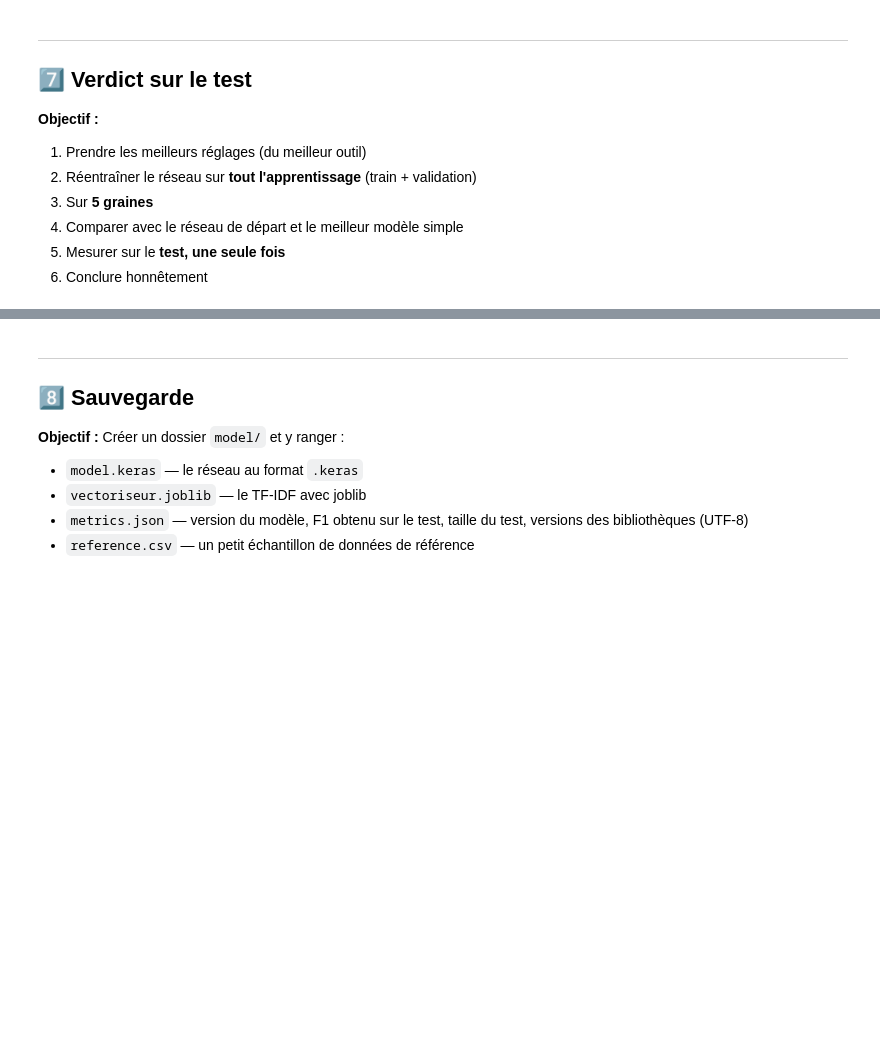
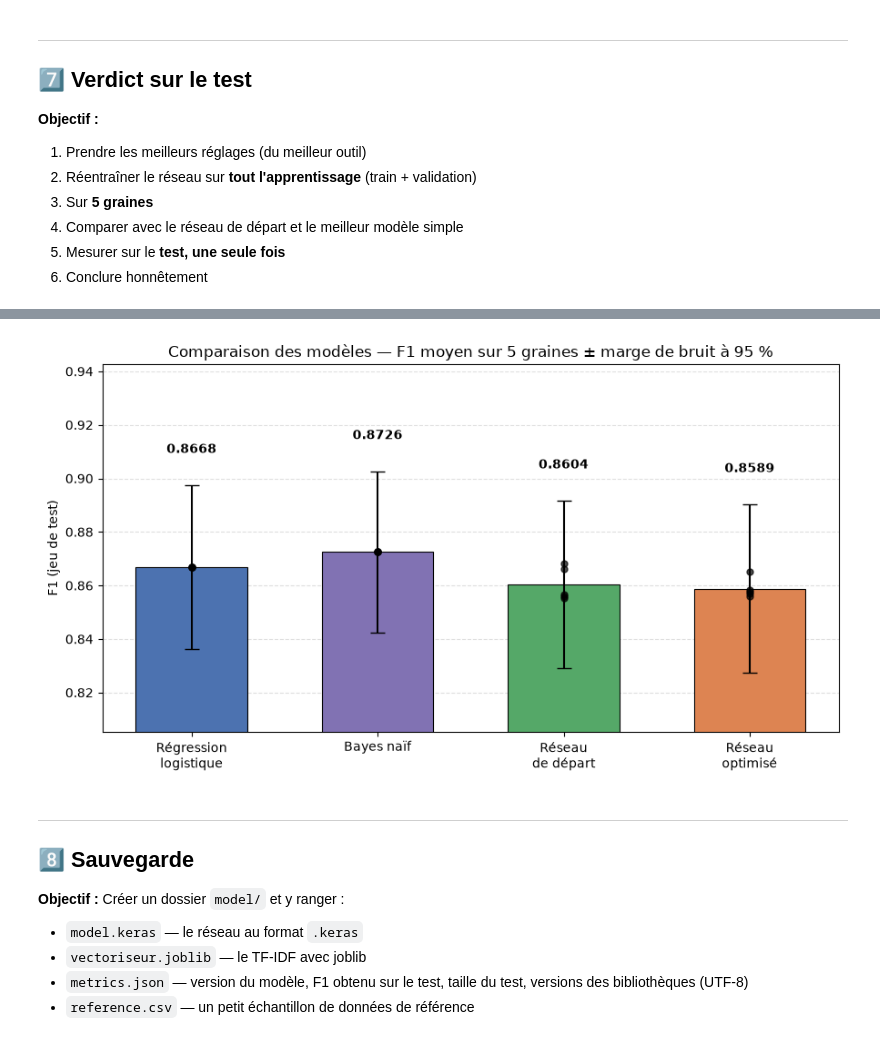
Before and after one commit to TheRealRPI/simplon-DeepLearning_Create_Optimize_PushToProd, a Jupyter notebook: notebooks/model_creation_optimisation.ipynb, the cells around one changed output, grey strips where cells are left out. Cells and saved outputs as stored; diff of their text form; code cells hidden in the pictures; blank space fills up the shorter version.

```diff
--- a/notebooks/model_creation_optimisation.ipynb
+++ b/notebooks/model_creation_optimisation.ipynb
@@ -294,10 +364,10 @@ for seed in SEEDS:
     modele.fit(
         X_train_dense,
         y_train,
-        epochs=100,
-        batch_size=64,
-        validation_split=0.2,
-        callbacks=[EarlyStopping(patience=10, restore_best_weights=True)],
+        epochs=EPOCHS,
+        batch_size=BATCH_SIZE,
+        validation_split=VALIDATION_SPLIT,
+        callbacks=[EarlyStopping(patience=PATIENCE, restore_best_weights=True)],
         verbose=0,
     )
 
@@ -597,10 +738,10 @@ best_model_optuna.compile(
 best_model_optuna.fit(
     X_train_dense,
     y_train,
-    epochs=50,
-    batch_size=32,
-    validation_split=0.2,
-    callbacks=[EarlyStopping(patience=10, restore_best_weights=True)],
+    epochs=EPOCHS,
+    batch_size=BATCH_SIZE,
+    validation_split=VALIDATION_SPLIT,
+    callbacks=[EarlyStopping(patience=PATIENCE, restore_best_weights=True)],
     verbose=0,
 )
 
@@ -764,3 +954,56 @@ else:
+# %%
+# Comparaison graphique des modèles — F1 sur le jeu de test
+# Barres : F1 moyen. Barres d'erreur : marge de bruit à 95 % (le critère
+# de décision du TP). Points : les 5 graines individuelles.
+fig, ax = plt.subplots(figsize=(9, 5))
+
+# Les 4 modèles du tableau de comparaison, dans le même ordre
+modeles = ["Régression\nlogistique", "Bayes naïf", "Réseau\nde départ", "Réseau\noptimisé"]
+moyennes = [f1_logreg_test, f1_nb_test, f1_nn_simple_test, f1_test_moyen]
+scores_par_graine = [results["LogReg"], results["Bayes naïf"], results["NN_simple"], f1_test_scores]
+
+# Marge de bruit de chaque modèle (dépend de son F1, même taille de test n_test)
+marges = [marge_de_bruit(m, n_test) for m in moyennes]
+
+# Couleurs : le réseau optimisé (le héros du TP) se distingue
+couleurs = ["#4C72B0", "#8172B3", "#55A868", "#DD8452"]
+
+barres = ax.bar(
+    modeles,
+    moyennes,
+    color=couleurs,
+    edgecolor="black",
+    linewidth=0.8,
+    width=0.6,
+    yerr=marges,
+    capsize=6,
+    error_kw={"elinewidth": 1.5},
+)
+
+# Points individuels : les 5 graines par modèle.
+# NB : LogReg et Bayes naïf sont déterministes → leurs points se superposent
+# en un seul point, c'est attendu. Les réseaux, eux, varient avec la graine.
+for i, scores in enumerate(scores_par_graine):
+    ax.scatter([i] * len(scores), scores, color="black", zorder=3, s=25, alpha=0.7)
+
+# Moyenne annotée au-dessus de chaque barre
+for i, m in enumerate(moyennes):
+    ax.text(i, m + marges[i] + 0.012, f"{m:.4f}", ha="center", fontweight="bold")
+
+# Habillage — l'axe Y est zoomé pour rendre les écarts lisibles
+# (les barres ne partent donc pas de 0, d'où l'annotation des valeurs)
+ymin = min(min(s) for s in scores_par_graine)
+ymax = max(max(s) for s in scores_par_graine)
+ax.set_ylim(ymin - 0.05, ymax + 0.07)
+ax.set_ylabel("F1 (jeu de test)")
+ax.set_title("Comparaison des modèles — F1 moyen sur 5 graines ± marge de bruit à 95 %")
+ax.grid(axis="y", linestyle="--", alpha=0.4)
+ax.set_axisbelow(True)
+
+plt.tight_layout()
+plt.show()
+# %% [output]
+[figure, added]
 # %% [markdown]
 ---
 ## 8️⃣ Sauvegarde
```
Also changed, not shown: parts of 31 cells of this notebook, 7 other files.
